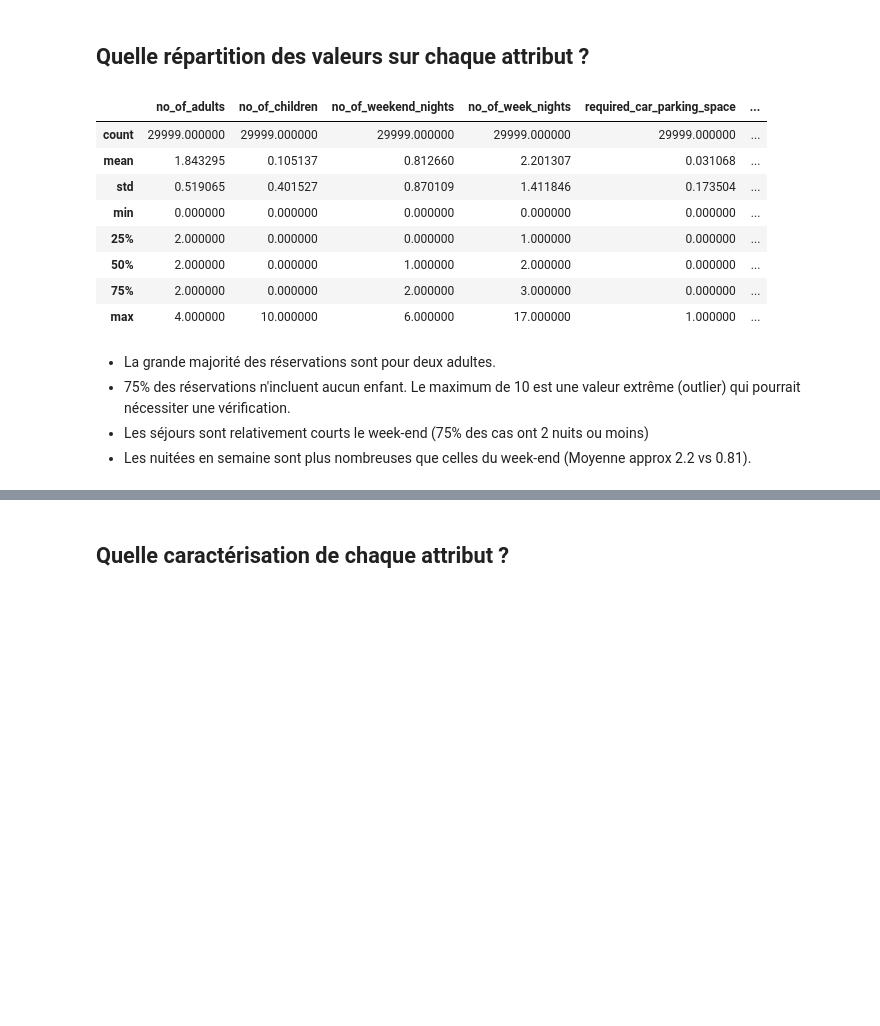
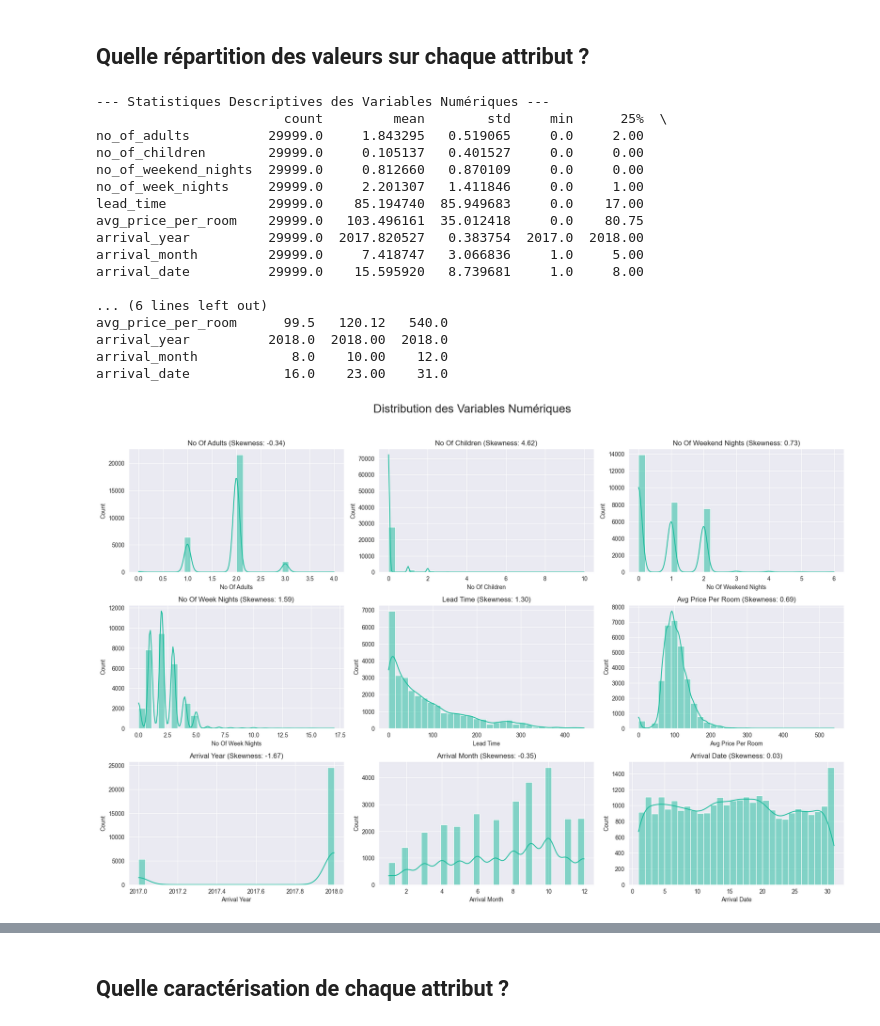
Before and after one commit to AD99i/hotel_booking, a Jupyter notebook: TP10 - Machine Learning avec Python.ipynb, the cells around one changed output, grey strips where cells are left out. Saved outputs shown, nothing was run; the diff lists cells and outputs as text; code cells hidden in the pictures; blank space fills up the shorter version.

```diff
--- a/TP10 - Machine Learning avec Python.ipynb
+++ b/TP10 - Machine Learning avec Python.ipynb
@@ -145,19 +271,50 @@ dtype: int64
 # %% [markdown]
 ## Quelle répartition des valeurs sur chaque attribut ?
 # %%
-df.describe()
+# 1. Sélectionner les colonnes numériques
+# (Reprise de la liste utilisée précédemment, en excluant les colonnes catégorielles)
+colonnes_numeriques = [
+    'no_of_adults', 'no_of_children', 'no_of_weekend_nights',
+    'no_of_week_nights', 'lead_time', 'avg_price_per_room',
+    'arrival_year', 'arrival_month', 'arrival_date'
+]
+
+# 2. Calculer les statistiques descriptives
+print("--- Statistiques Descriptives des Variables Numériques ---")
+print(df[colonnes_numeriques].describe().T)
+
+# 3. Visualisation des distributions (Histogrammes)
+plt.figure(figsize=(18, 15))
+plt.suptitle('Distribution des Variables Numériques', fontsize=20, y=1.02)
+
+for i, col in enumerate(colonnes_numeriques):
+    plt.subplot(4, 3, i + 1)
+    # Utilisez 'kde=True' pour tracer une estimation de la densité (courbe)
+    sns.histplot(df[col], kde=True, bins=30, color='#1abc9c')
+
+    # Calculer l'asymétrie (skewness) pour la légende
+    skewness = df[col].skew()
+    plt.title(f'{col.replace("_", " ").title()} (Skewness: {skewness:.2f})', fontsize=12)
+    plt.xlabel(col.replace("_", " ").title(), fontsize=10)
+
+plt.tight_layout()
+plt.show()
 # %% [output]
-|  | no_of_adults | no_of_children | no_of_weekend_nights | no_of_week_nights | required_car_parking_space | ... |
-| count | 29999.000000 | 29999.000000 | 29999.000000 | 29999.000000 | 29999.000000 | ... |
-| mean | 1.843295 | 0.105137 | 0.812660 | 2.201307 | 0.031068 | ... |
-| std | 0.519065 | 0.401527 | 0.870109 | 1.411846 | 0.173504 | ... |
-| min | 0.000000 | 0.000000 | 0.000000 | 0.000000 | 0.000000 | ... |
-| 25% | 2.000000 | 0.000000 | 0.000000 | 1.000000 | 0.000000 | ... |
-| 50% | 2.000000 | 0.000000 | 1.000000 | 2.000000 | 0.000000 | ... |
-| 75% | 2.000000 | 0.000000 | 2.000000 | 3.000000 | 0.000000 | ... |
-| max | 4.000000 | 10.000000 | 6.000000 | 17.000000 | 1.000000 | ... |
+--- Statistiques Descriptives des Variables Numériques ---
+                        count         mean        std     min      25%  \
+no_of_adults          29999.0     1.843295   0.519065     0.0     2.00
+no_of_children        29999.0     0.105137   0.401527     0.0     0.00
+no_of_weekend_nights  29999.0     0.812660   0.870109     0.0     0.00
+no_of_week_nights     29999.0     2.201307   1.411846     0.0     1.00
+lead_time             29999.0    85.194740  85.949683     0.0    17.00
+avg_price_per_room    29999.0   103.496161  35.012418     0.0    80.75
+arrival_year          29999.0  2017.820527   0.383754  2017.0  2018.00
+arrival_month         29999.0     7.418747   3.066836     1.0     5.00
+arrival_date          29999.0    15.595920   8.739681     1.0     8.00
+
+... (6 lines left out)
+avg_price_per_room      99.5   120.12   540.0
+arrival_year          2018.0  2018.00  2018.0
+arrival_month            8.0    10.00    12.0
+arrival_date            16.0    23.00    31.0
+[figure, added]
-# %% [markdown]
-- La grande majorité des réservations sont pour deux adultes.
-- 75% des réservations n'incluent aucun enfant. Le maximum de 10 est une valeur extrême (outlier) qui pourrait nécessiter une vérification.
-- Les séjours sont relativement courts le week-end (75% des cas ont 2 nuits ou moins)
-- Les nuitées en semaine sont plus nombreuses que celles du week-end (Moyenne approx 2.2 vs 0.81).
```
Also changed, not shown: parts of 37 cells of this notebook, 1 other file.
